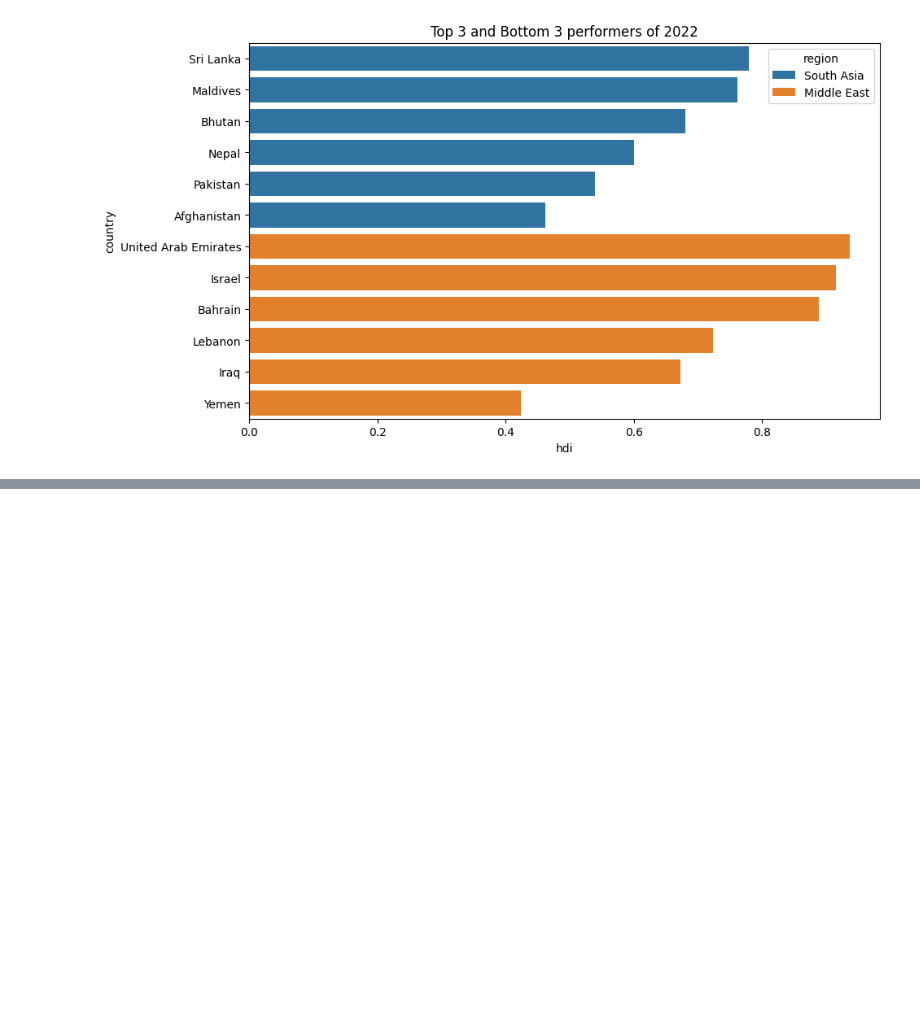
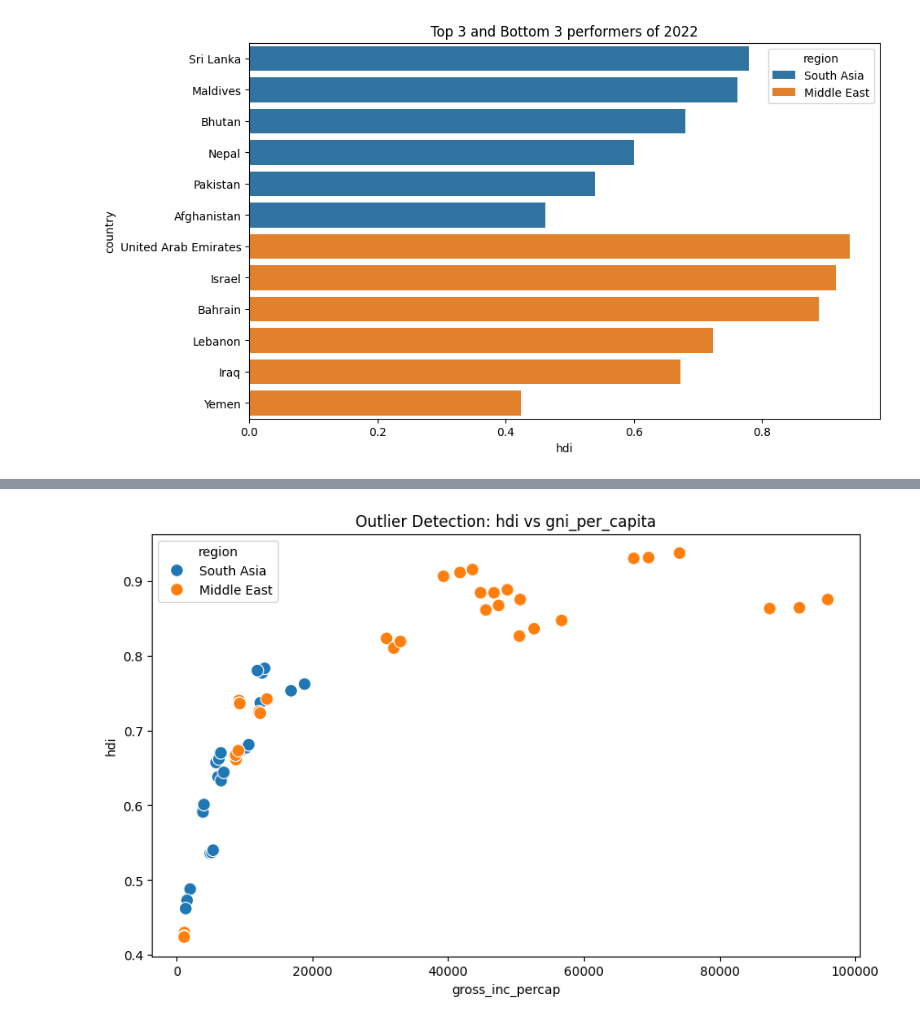
Before and after one commit to Sushantstha2025/AI_worksheet, a Jupyter notebook: 2462001_Sushant_Shrestha.ipynb, the cells around one changed output, grey strips where cells are left out. Cells and saved outputs as stored; diff of their text form; code cells hidden in the pictures; blank space fills up the shorter version.

```diff
--- a/2462001_Sushant_Shrestha.ipynb
+++ b/2462001_Sushant_Shrestha.ipynb
@@ -356,0 +471,20 @@ KeyError: "The following id_vars or value_vars are not present in the DataFrame:
+# %%
+# outlier detection
+def outlier_detect(df):
+  for col in ["hdi", "gross_inc_percap"]:
+    q1 = df[col].quantile(0.25)
+    q3 = df[col].quantile(0.75)
+    iqr = q3 - q1
+    df[f"{col}_outlier"] = ((df[col]<(q1 - 1.5 * iqr)) | (df[col]>(q3+1.5*iqr)))
+
+  return df
+
+df_sa = outlier_detect(df_sa)
+df_me = outlier_detect(df_me)
+
+plt.figure(figsize=(10,6))
+sns.scatterplot(data=pd.concat([df_sa, df_me]), x = "gross_inc_percap", y="hdi", hue="region", s=100)
+plt.title("Outlier Detection: hdi vs gni_per_capita")
+plt.show()
+# %% [output]
+[figure, added]
```
Also changed, not shown: parts of 10 cells of this notebook.
